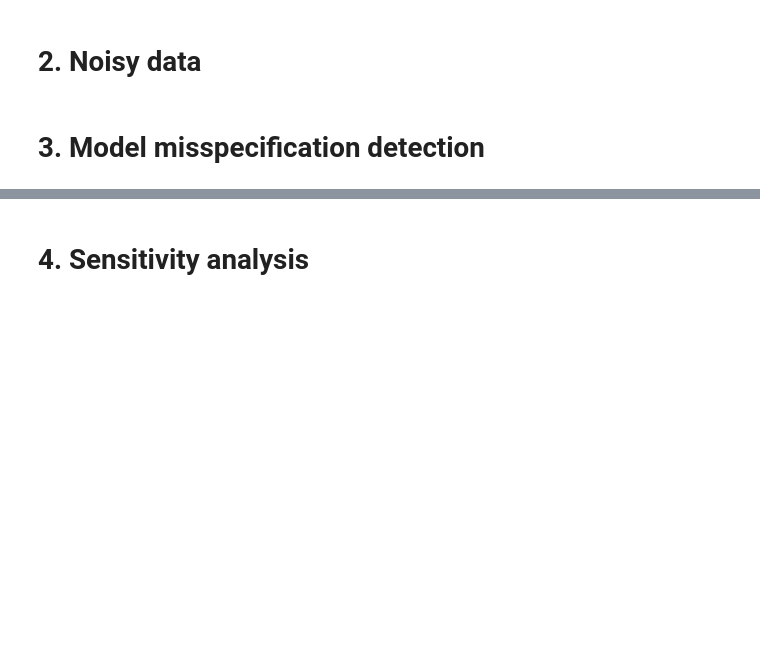
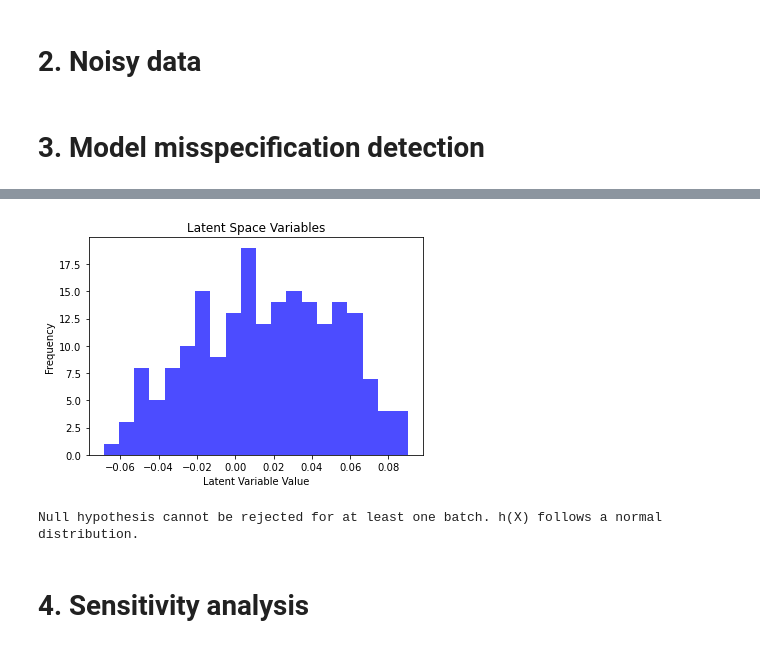
Before and after one commit to lukevoss/GNN, a Jupyter notebook: Assignment_4/epidemiology.ipynb, the cells around one changed output, grey strips where cells are left out. Cells and saved outputs as stored; diff of their text form; code cells hidden in the pictures; blank space fills up the shorter version.

```diff
--- a/Assignment_4/epidemiology.ipynb
+++ b/Assignment_4/epidemiology.ipynb
@@ -903,16 +909,22 @@ def train_fusion(model, train_loader, validation_loader, batchsize=32, epochs=10
             f"Epoch [{epoch+1}/{epochs}], Train Loss: {train_loss:.4f}, Validation Loss: {validation_loss}")
 # %%
 params = {'input_size': 2*100,
-          'hidden_size_sir': 200,
-          'feature_size': 50,
-          'n_layers_sir': 4,
+          'hidden_size_sir': 50,
+          'feature_size': 20,
+          'n_layers_sir': 2,
           'hidden_size_nvp': 200,
           'input_size_nvp': 3,
           'blocks': 10}
+
+training_params = {'batch_size': 32,
+                   'epochs': 200,
+                   'learning_rate': 0.0005,
+                   'train_loader': train_loader,
+                   'validation_loader': validation_loader}
 
 train_dataset = SIRDataset(size=1000, T=100)
 train_loader = DataLoader(train_dataset, batch_size=32, shuffle=True)
 
 model = FusionNetwork(**params)
-train_fusion(model, train_loader, validation_loader, epochs=50)
+train_fusion(model, **training_params)
 # %% [output]
@@ -936,2 +948,53 @@ Epoch [50/50], Train Loss: -11.3827, Validation Loss: -10.375790357589722
+# %%
+def plot_hx_histogram(observed_values, bins = 20):
+    plt.hist(observed_values, bins=bins, alpha=0.7, color='blue')
+    plt.title(f'Latent Space Variables')
+    plt.xlabel('Latent Variable Value')
+    plt.ylabel('Frequency')
+    plt.show()
+
+observed_values = np.zeros((model.feature_size, len(test_loader)))
+for i ,(data, targets) in enumerate(test_loader):
+        with torch.no_grad():
+            observed_values[:, i] = model.summary_net(data)
+
+plot_hx_histogram(observed_values[2,:])
+# %% [output]
+[figure, added]
+# %%
+import scipy.stats as stats
+def check_chi_test(fusion_model, test_loader, significance_level=0.01):
+    p_values = []
+    n_bins = 20
+    observed_values = np.zeros((fusion_model.feature_size, len(test_loader)))
+    for i ,(data, targets) in enumerate(test_loader):
+        with torch.no_grad():
+            observed_values[:, i] = fusion_model.summary_net(data)
+
+    for i in range(fusion_model.feature_size):
+        observed_counts, bin_edges = np.histogram(observed_values[i,:], bins=n_bins, density=False)
+        bin_centers = (bin_edges[:-1] + bin_edges[1:]) / 2
+        expected_probs = np.zeros(n_bins)
+        for i in range(n_bins):
+            expected_probs[i] = stats.norm.cdf(bin_edges[i], 0, 1) - stats.norm.cdf(bin_edges[i+1], 0, 1)
+
+        # Convert probabilities to counts
+        expected_counts = len(observed_values[i, :]) * expected_probs
+
+        chi_stat, chi_p_value = stats.chisquare(f_obs=observed_counts, f_exp=expected_counts)
+        p_values.append(chi_p_value)
+
+    if any(p > significance_level for p in p_values):
+        print("Null hypothesis cannot be rejected for at least one batch. h(X) follows a normal distribution.")
+    else:
+        print("Null hypothesis is rejected for all batches")
+
+
+
+
+
+check_chi_test(model, test_loader, 0.01)
+# %% [output]
+Null hypothesis cannot be rejected for at least one batch. h(X) follows a normal distribution.
 # %% [markdown]
 # 4. Sensitivity analysis
```
Also changed, not shown: parts of 14 cells of this notebook.
